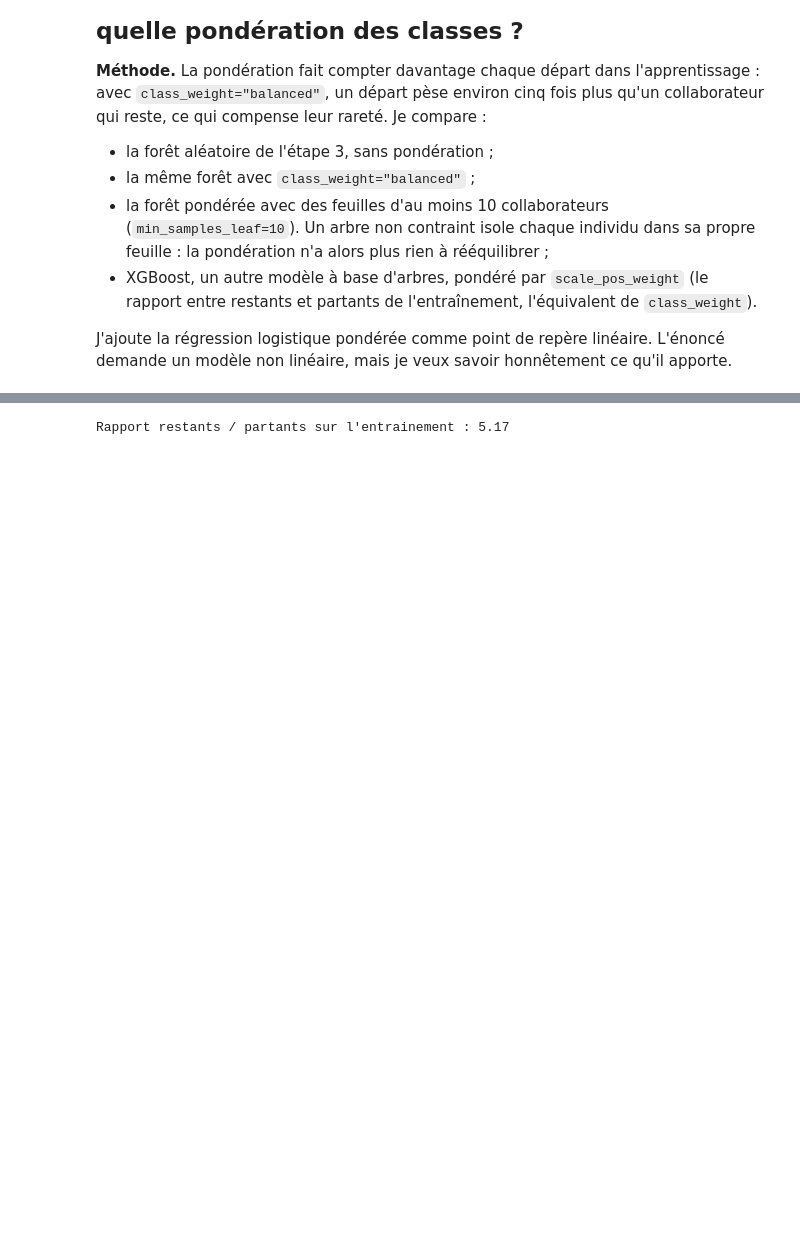
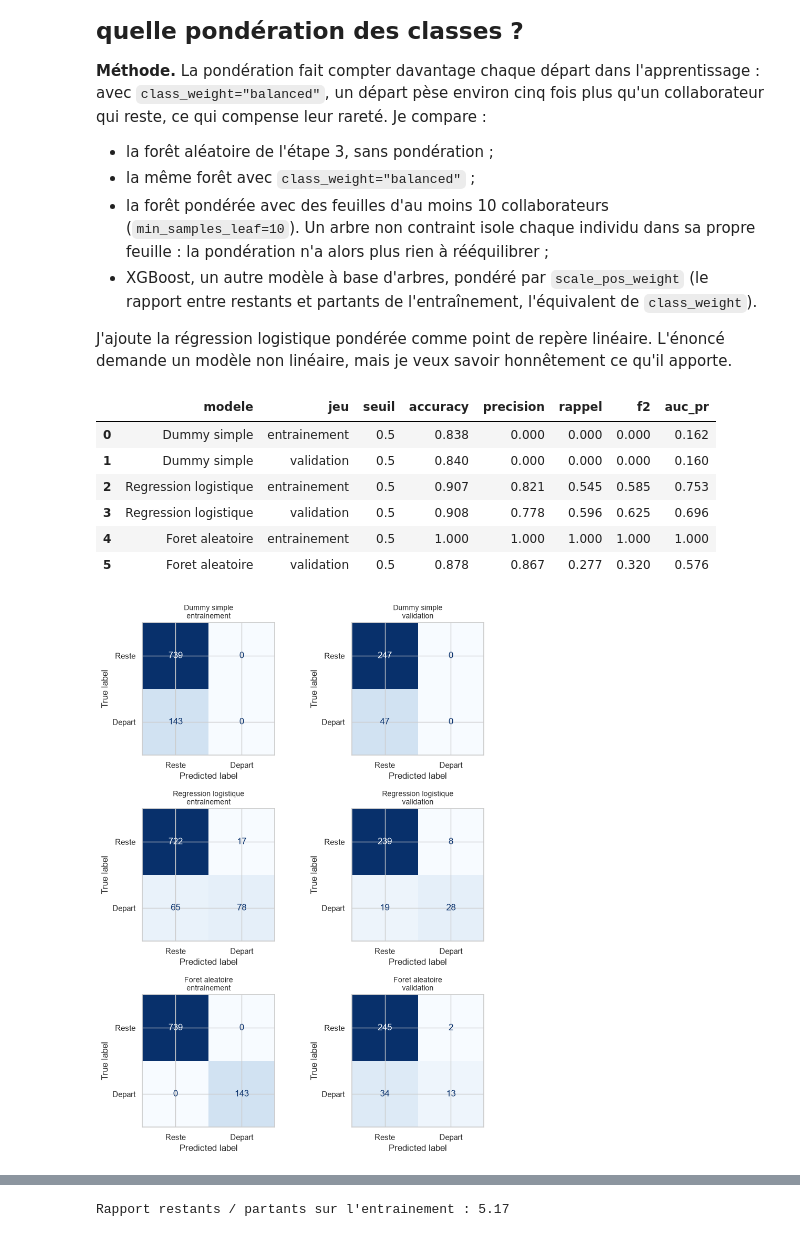
Before and after one commit to MendyData/P4_classification_rh, a Jupyter notebook: notebooks/02_modelisation_final_0210.ipynb, the cells around one changed output, grey strips where cells are left out. Drawn from its saved outputs; the diff is of its cells as text; code cells hidden in the pictures; blank space fills up the shorter version.

```diff
--- a/notebooks/02_modelisation_final_0210.ipynb
+++ b/notebooks/02_modelisation_final_0210.ipynb
@@ -367,3 +441,36 @@ def valider_en_croise(
 - XGBoost, un autre modèle à base d'arbres, pondéré par `scale_pos_weight` (le rapport entre restants et partants de l'entraînement, l'équivalent de `class_weight`).
 
 J'ajoute la régression logistique pondérée comme point de repère linéaire. L'énoncé demande un modèle non linéaire, mais je veux savoir honnêtement ce qu'il apporte.
+# %%
+MODELES_REFERENCE = {
+    "Dummy simple": DUMMY_SIMPLE,
+    "Regression logistique": Pipeline(
+        [
+            ("echelle", StandardScaler()),
+            (
+                "modele",
+                LogisticRegression(max_iter=2000, random_state=config.RANDOM_STATE),
+            ),
+        ]
+    ),
+    "Foret aleatoire": RandomForestClassifier(
+        random_state=config.RANDOM_STATE,
+        n_jobs=-1,
+    ),
+}
+
+# Ajustement simple sur l'entraînement, sans optimisation d'hyperparamètres
+for modele in MODELES_REFERENCE.values():
+    modele.fit(X_train, y_train)
+
+display(evaluer_modeles(MODELES_REFERENCE, JEUX))
+afficher_matrices_confusion(MODELES_REFERENCE, JEUX)
+# %% [output]
+|  | modele | jeu | seuil | accuracy | precision | rappel | f2 | auc_pr |
+| 0 | Dummy simple | entrainement | 0.5 | 0.838 | 0.000 | 0.000 | 0.000 | 0.162 |
+| 1 | Dummy simple | validation | 0.5 | 0.840 | 0.000 | 0.000 | 0.000 | 0.160 |
+| 2 | Regression logistique | entrainement | 0.5 | 0.907 | 0.821 | 0.545 | 0.585 | 0.753 |
+| 3 | Regression logistique | validation | 0.5 | 0.908 | 0.778 | 0.596 | 0.625 | 0.696 |
+| 4 | Foret aleatoire | entrainement | 0.5 | 1.000 | 1.000 | 1.000 | 1.000 | 1.000 |
+| 5 | Foret aleatoire | validation | 0.5 | 0.878 | 0.867 | 0.277 | 0.320 | 0.576 |
+[figure, added]
```
Also changed, not shown: parts of 28 cells of this notebook, 3 other files.
